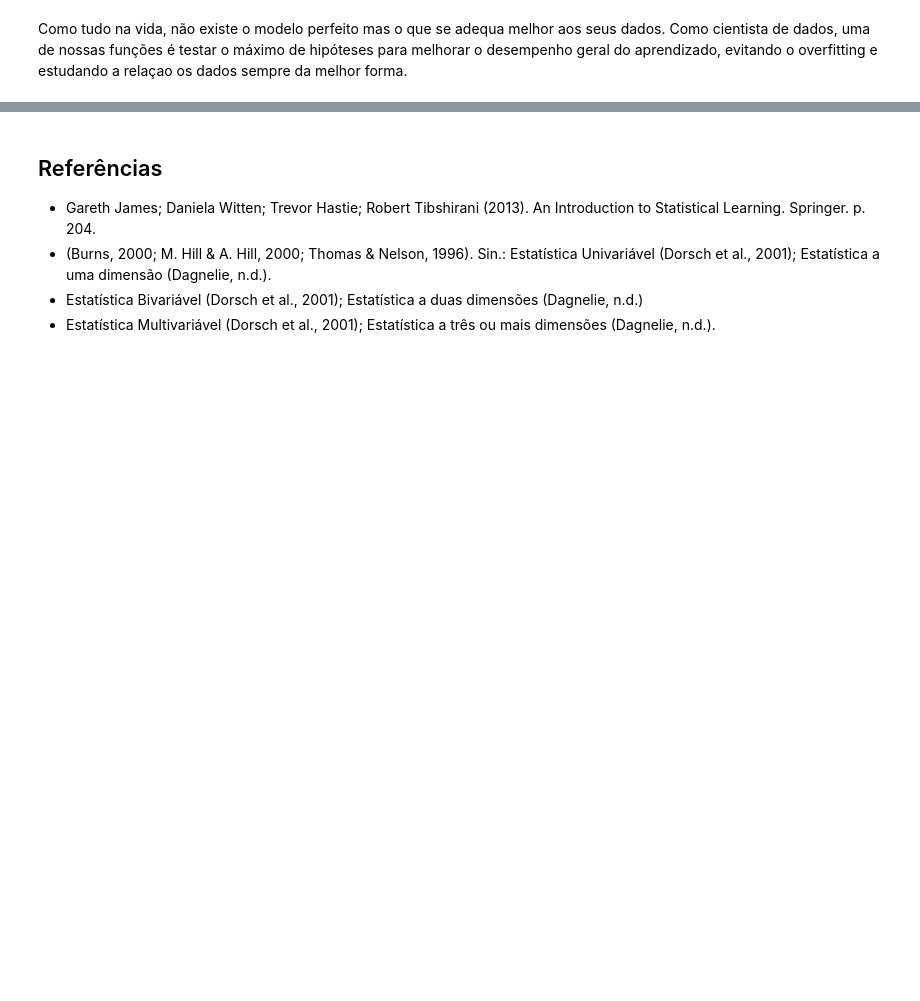
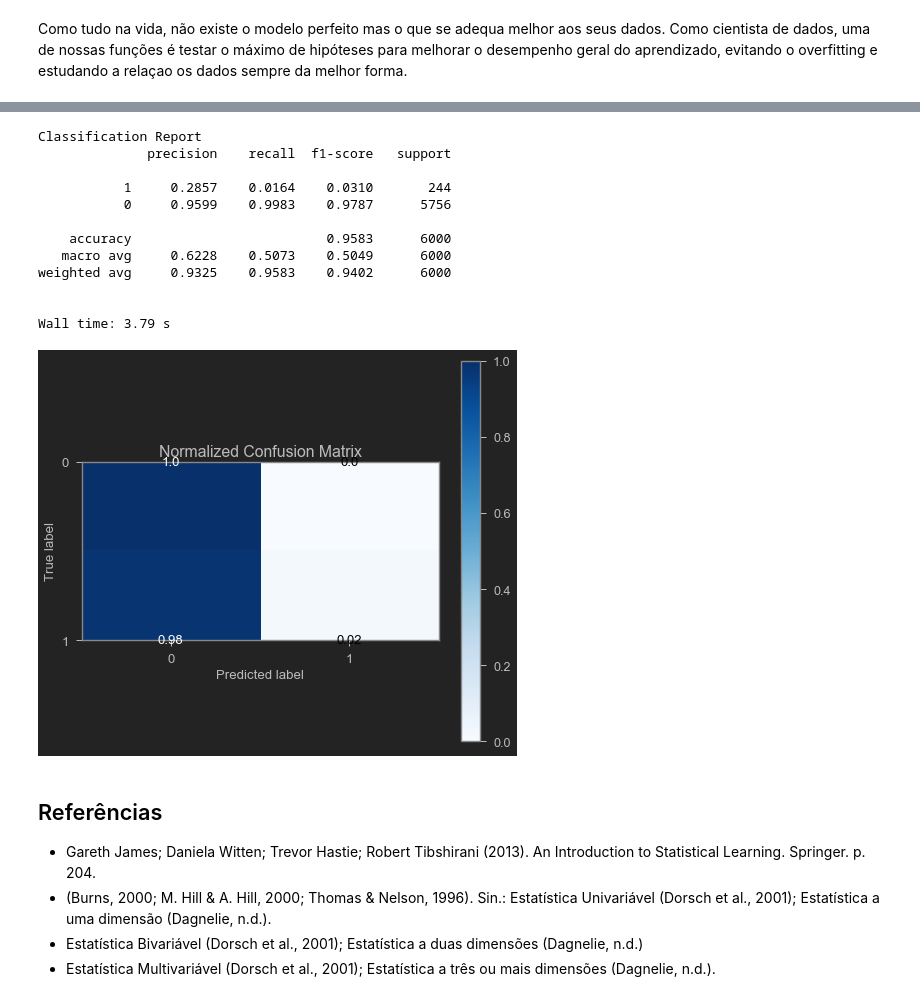
Before and after one commit to philipesantos136/Portfolio, a Jupyter notebook: Feature-Selection/Parâmetros constantes, Semi-constantes e Duplicados.ipynb, the cells around one changed output, grey strips where cells are left out. Saved outputs shown, nothing was run; the diff lists cells and outputs as text; code cells hidden in the pictures; blank space fills up the shorter version.

```diff
--- a/Feature-Selection/Parâmetros constantes, Semi-constantes e Duplicados.ipynb
+++ b/Feature-Selection/Parâmetros constantes, Semi-constantes e Duplicados.ipynb
@@ -23,3 +179,20 @@ os dados sempre da melhor forma.
+# %%
+%%time
+run_randomForest(X_train, X_test, y_train, y_test)
+# %% [output]
+Classification Report
+              precision    recall  f1-score   support
+
+           1     0.2857    0.0164    0.0310       244
+           0     0.9599    0.9983    0.9787      5756
+
+    accuracy                         0.9583      6000
+   macro avg     0.6228    0.5073    0.5049      6000
+weighted avg     0.9325    0.9583    0.9402      6000
+
+
+Wall time: 3.79 s
+[figure, added]
 # %% [markdown]
 ## Referências
 * Gareth James; Daniela Witten; Trevor Hastie; Robert Tibshirani (2013). An Introduction to Statistical Learning. Springer. p. 204.
```
Also changed, not shown: parts of 30 cells of this notebook, 1 other file.
